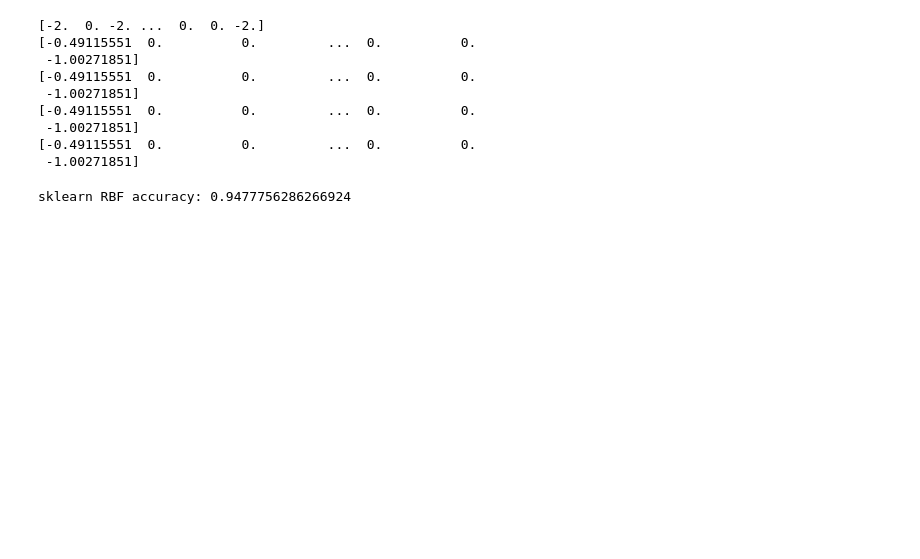
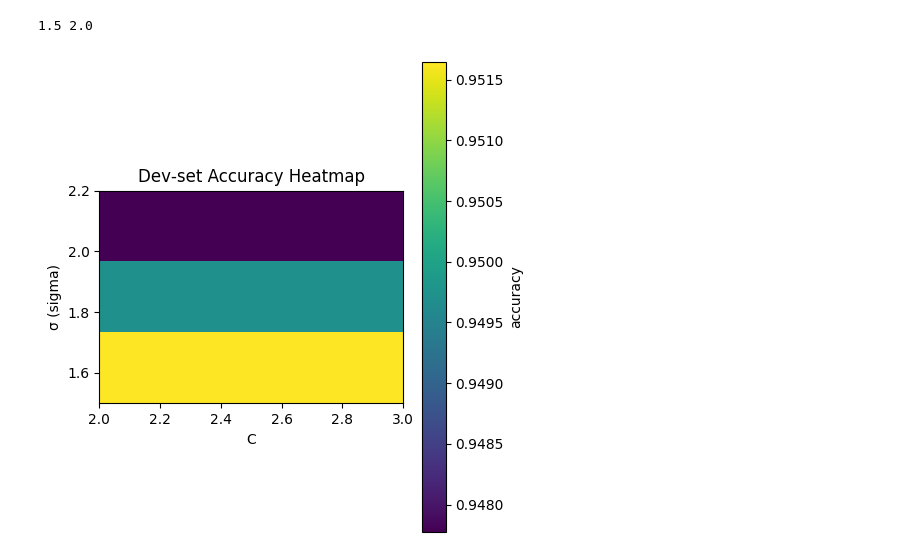
Before and after one commit to MrBlu3Sky57/SupportVectorMachine, a Jupyter notebook: KernelSVM.ipynb, the cells around one changed output. Drawn from its saved outputs; the diff is of its cells as text; code cells hidden in the pictures; blank space fills up the shorter version.

Commit message:
Kernel svm done!

```diff
--- a/KernelSVM.ipynb
+++ b/KernelSVM.ipynb
@@ -81,13 +81,13 @@ for i, tokens in enumerate(spam_tokens + ham_tokens):
 
 IDF = np.log(len(TF) / (np.sum(a=TF, axis=0, keepdims=False) + 1))
 xs = TF * IDF
-xs = xs / np.linalg.norm(xs)
+xs = xs / (np.linalg.norm(xs) + 1e-12)
 
 np.random.seed(SEED)
 permut = np.random.permutation(len(xs))
 
 def norm(X, mu, sigma):
-    return (X - mu) / sigma
+    return (X - mu) / (sigma + 1e-12)
 
 xs = xs[permut]
 ys = ys[permut]
@@ -168,28 +168,34 @@ def rbf_predict(L, B, X_test, sigma, X_train, Y_train):
 def get_accuracy(L, X, Y, B, sigma, x_train, y_train):
     y_preds = rbf_predict(L, B, X, sigma, x_train, y_train)
     return np.mean(y_preds == Y)
-
-gamma = 1.0 / (x_train.shape[1] * x_train.var())
-sigma = (1 / np.sqrt(2*gamma))
-K = rbf_kernel_matrix(x_train, sigma)
-K = rbf_kernel_matrix(x_train, sigma)
-L = train(x_train, y_train, 1.0, K)
-B = get_b(y_train, L, K, 1.0)
-print(get_accuracy(L, x_test, y_test, B, sigma, x_train, y_train))
-# %% [output]
-[-2.  0. -2. ...  0.  0. -2.]
-[-0.49115551  0.          0.         ...  0.          0.
- -1.00271851]
-[-0.49115551  0.          0.         ...  0.          0.
- -1.00271851]
-[-0.49115551  0.          0.         ...  0.          0.
- -1.00271851]
-[-0.49115551  0.          0.         ...  0.          0.
- -1.00271851]
-# %%
-from sklearn.svm import SVC
-clf = SVC(C=10.0, kernel="rbf", gamma="scale")
-clf.fit(x_train, y_train)
-print("sklearn RBF accuracy:", clf.score(x_test, y_test))
-# %% [output]
-sklearn RBF accuracy: 0.9477756286266924
+# %%
+pot_sigma = np.linspace(1.5, 2.2, 3)
+pot_C = np.linspace(2, 3, 3)
+acc = np.zeros(shape=(len(pot_sigma), len(pot_C)), dtype=float)
+
+for i, sigma in enumerate(pot_sigma):
+    K = rbf_kernel_matrix(x_train, sigma)
+    for j, C in enumerate(pot_C):
+        L = train(x_train, y_train, C, K)
+        B = get_b(y_train, L, K, C)
+        acc[i, j] = get_accuracy(L, x_dev, y_dev, B, sigma, x_train, y_train)
+i, j = np.unravel_index(np.argmax(acc), shape=(len(pot_sigma), len(pot_C)))
+print(pot_sigma[i], pot_C[j])
+# %% [output]
+1.5 2.0
+# %%
+from matplotlib import pyplot as plt
+plt.figure(figsize=(5,5))
+plt.imshow(acc,
+           origin='lower',
+           extent=(pot_C.min(), pot_C.max(),
+                   pot_sigma.min(), pot_sigma.max()),
+           interpolation='nearest')
+plt.colorbar(label='accuracy')
+plt.xlabel('C')
+plt.ylabel('σ (sigma)')
+plt.title('Dev‐set Accuracy Heatmap')
+plt.tight_layout()
+plt.show()
+# %% [output]
+[figure, added]
```
Also changed, not shown: parts of 3 cells of this notebook.
